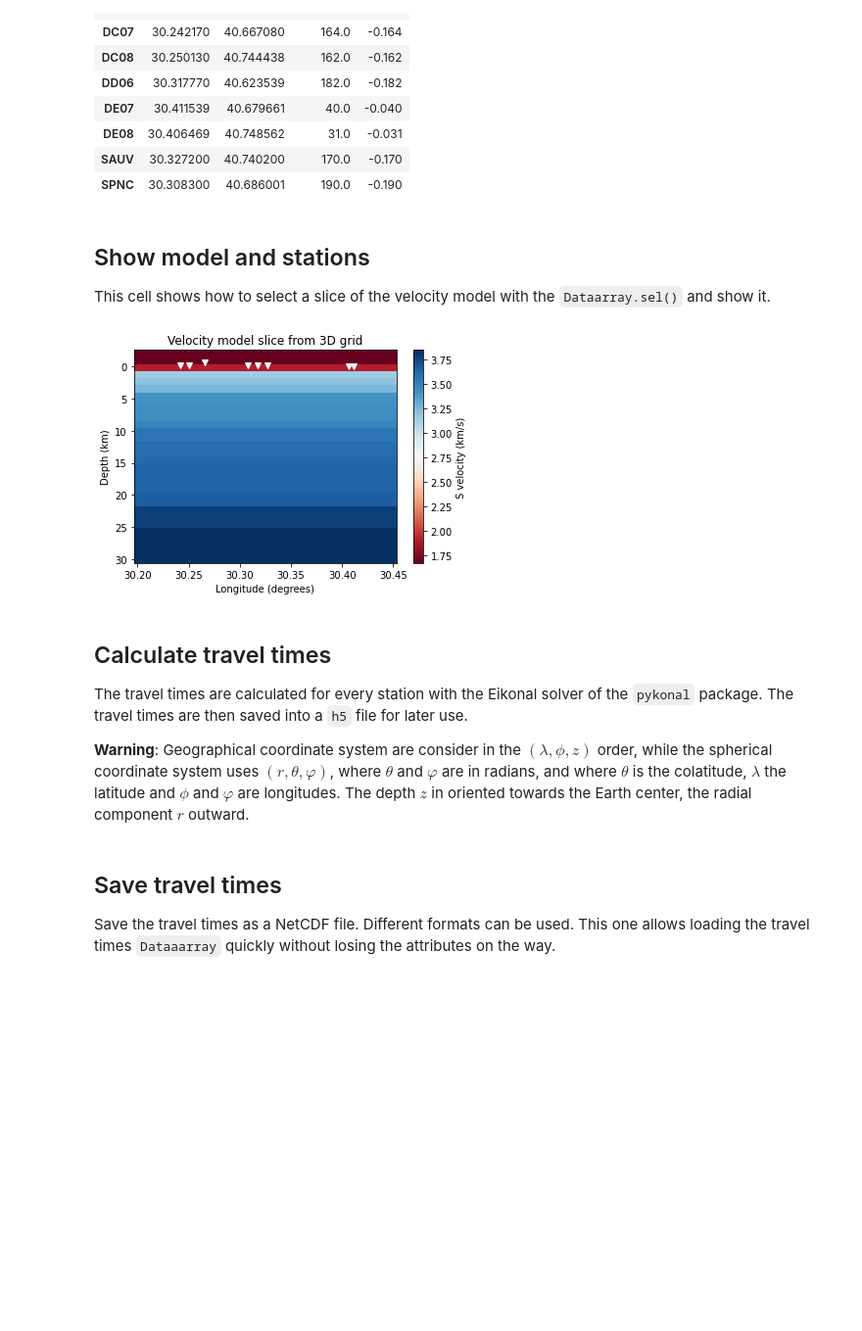
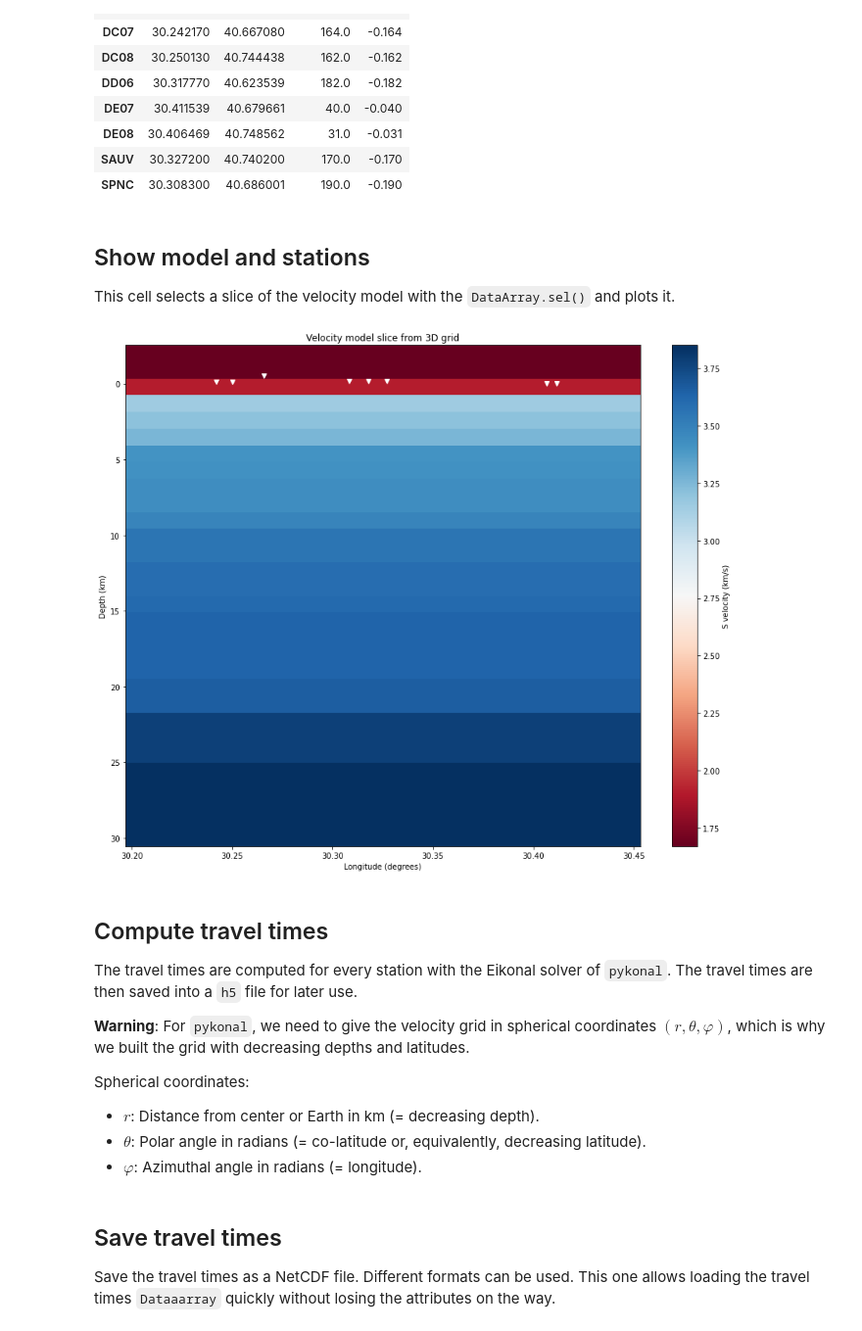
Before and after one commit to ebeauce/beampower, a Jupyter notebook: notebooks/2_travel_times.ipynb, the cells around one changed output. Shown at 98% size. Saved outputs shown, nothing was run; the diff lists cells and outputs as text; code cells hidden in the pictures; blank space fills up the shorter version.

```diff
--- a/notebooks/2_travel_times.ipynb
+++ b/notebooks/2_travel_times.ipynb
@@ -104,4 +105,5 @@ Because the overall package works in full three-dimensional coordinates, we tile
 # %%
 longitudes = np.linspace(30.20, 30.45, 40)
-latitudes = np.linspace(40.60, 40.76, 35)
+# sample latitudes in decreasing order to get corresponding colatitudes in increasing order (see explanation further)
+latitudes = np.linspace(40.76, 40.60, 35)
 # %% [markdown]
@@ -146,33 +148,38 @@ network
 # %% [markdown]
 ## Show model and stations
 
-This cell shows how to select a slice of the velocity model with the `Dataarray.sel()` and show it.
+This cell selects a slice of the velocity model with the `DataArray.sel()` and plots it.
 # %%
 # Select slice at first latitude index
 velocities_slice = velocities.sel(phase="S", latitude=latitudes.min())
 
 # Show velocities
-img = velocities_slice.T.plot.imshow(cmap="RdBu", add_colorbar=False)
+img = velocities_slice.T.plot.imshow(cmap="RdBu", add_colorbar=False, figsize=(15, 12))
 cb = plt.colorbar(img)
 
 # Show stations
 plt.plot(network.longitude, network.depth, "wv")
 
 # Labels
 ax = plt.gca()
 ax.set_xlabel("Longitude (degrees)")
 ax.set_ylabel("Depth (km)")
 ax.set_title("Velocity model slice from 3D grid")
 cb.set_label(f"{velocities_slice.phase.data} velocity (km/s)")
 ax.invert_yaxis()
 # %% [output]
-[figure, old version]
+[figure, new version]
 # %% [markdown]
-## Calculate travel times
+## Compute travel times
 
-The travel times are calculated for every station with the Eikonal solver of the `pykonal` package. The travel times are then saved into a `h5` file for later use.
+The travel times are computed for every station with the Eikonal solver of `pykonal`. The travel times are then saved into a `h5` file for later use.
 
-**Warning**: Geographical coordinate system are consider in the $(\lambda, \phi, z)$ order, while the spherical coordinate system uses $(r, \theta, \varphi)$, where $\theta$ and $\varphi$ are in radians, and where $\theta$ is the colatitude, $\lambda$ the latitude and $\phi$ and $\varphi$ are longitudes. The depth $z$ in oriented towards the Earth center, the radial component $r$ outward.
+**Warning**: For `pykonal`, we need to give the velocity grid in spherical coordinates $(r, \theta, \varphi)$, which is why we built the grid with decreasing depths and latitudes.
+
+Spherical coordinates:
+- $r$: Distance from center or Earth in km (= decreasing depth).
+- $\theta$: Polar angle in radians (= co-latitude or, equivalently, decreasing latitude).
+- $\varphi$: Azimuthal angle in radians (= longitude).
 # %%
 STATION_ENTRIES = ["latitude", "longitude", "depth"]
 
```
Also changed, not shown: parts of 13 cells of this notebook, 2 other files.
